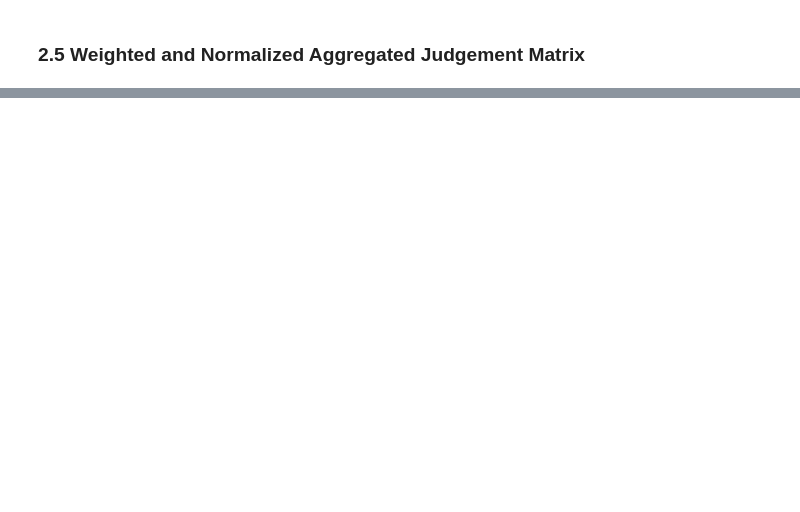
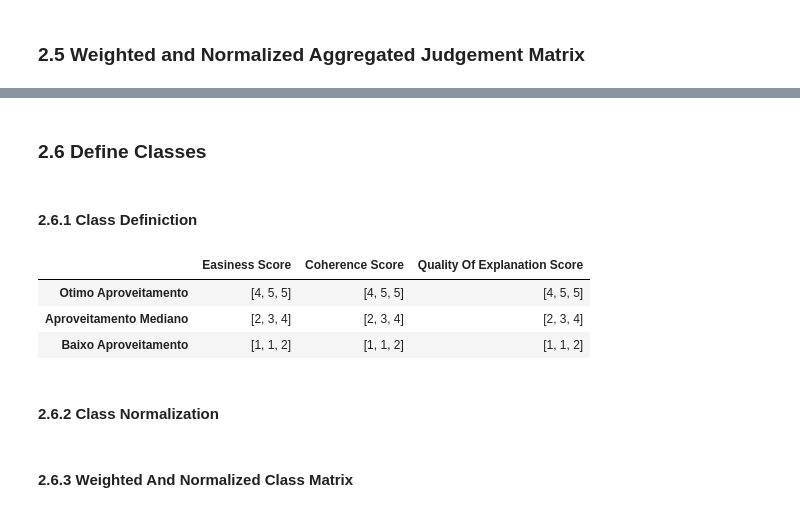
Before and after one commit to Pedro4064/MCDM-Fuzzy---GDE, a Jupyter notebook: src/fuzzy_analysis.ipynb, the cells around one changed output, grey strips where cells are left out. Cells and saved outputs as stored; diff of their text form; code cells hidden in the pictures; blank space fills up the shorter version.

```diff
--- a/src/fuzzy_analysis.ipynb
+++ b/src/fuzzy_analysis.ipynb
@@ -233,0 +225,16 @@ weighted_professors_scores.shape[0]
+# %% [markdown]
+### 2.6 Define Classes
+# %% [markdown]
+#### 2.6.1 Class Definiction
+# %%
+classes_description = {'Easiness Score': [crisp_to_fuzzy[5.0], crisp_to_fuzzy[3.0], crisp_to_fuzzy[1.0]], 'Coherence Score':[crisp_to_fuzzy[5.0], crisp_to_fuzzy[3.0], crisp_to_fuzzy[1.0]], 'Quality Of Explanation Score':[crisp_to_fuzzy[5.0], crisp_to_fuzzy[3.0], crisp_to_fuzzy[1.0]]}
+classes_df = pd.DataFrame(classes_description)
+classes_df = classes_df.set_axis(['Otimo Aproveitamento', 'Aproveitamento Mediano', 'Baixo Aproveitamento'])
+classes_df
+# %% [output]
+|  | Easiness Score | Coherence Score | Quality Of Explanation Score |
+| Otimo Aproveitamento | [4, 5, 5] | [4, 5, 5] | [4, 5, 5] |
+| Aproveitamento Mediano | [2, 3, 4] | [2, 3, 4] | [2, 3, 4] |
+| Baixo Aproveitamento | [1, 1, 2] | [1, 1, 2] | [1, 1, 2] |
+# %% [markdown]
+#### 2.6.2 Class Normalization
@@ -233,0 +246,2 @@ weighted_professors_scores.shape[0]
+# %% [markdown]
+#### 2.6.3 Weighted And Normalized Class Matrix
```
Also changed, not shown: parts of 11 cells of this notebook.
